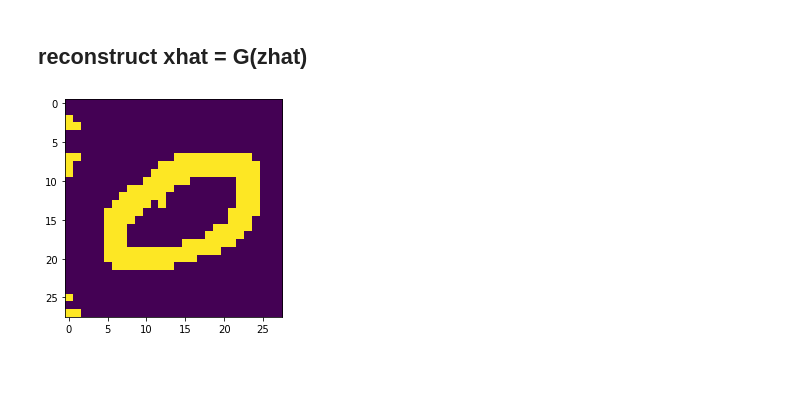
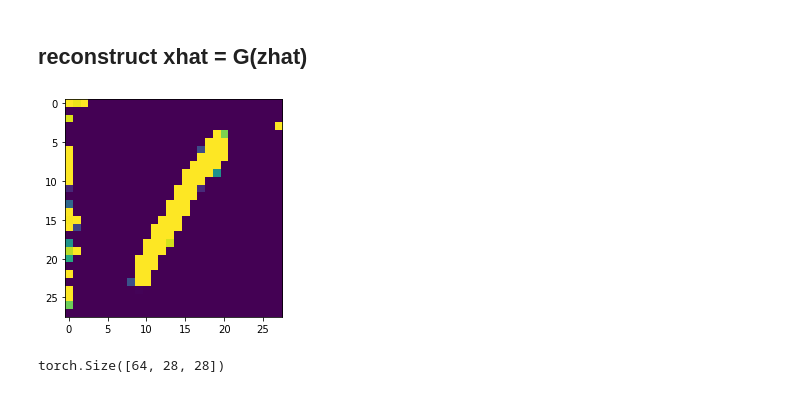
Before and after one commit to thanh-isu/ncsn, a Jupyter notebook: gans/CS_experiment_latent.ipynb, the cells around one changed output. Cells and saved outputs as stored; diff of their text form; code cells hidden in the pictures.

Commit message:
latest plots

```diff
--- a/gans/CS_experiment_latent.ipynb
+++ b/gans/CS_experiment_latent.ipynb
@@ -82,3 +96,3 @@ plt.imshow(x[:,:])
 # %%
-d = x.nelement()
-n = int(1*d)
+d = x[0].nelement()
+n = int(0.1*d)
@@ -100,7 +112,7 @@ xvec = x.view(-1,1)
 # %%
 #def forwardA
 def forwardA(x,A):
-    return torch.matmul(A,x.view(-1,1).type(dtype=torch.double))
+    return torch.matmul(x.view(64,-1).type(dtype=torch.double),A.T)
 # %%
 #select x and generate y=Ax
 y = forwardA(x,A)
@@ -140,10 +135,11 @@ Generator(
 # %% [markdown]
 ## select optimizer, loss function, freeze weights of G and only optimize over z
 # %%
-batch_size = 1
+batch_size = 64
 latent_size = 100
 z = Variable(torch.randn(batch_size,latent_size,1,1).cuda(), requires_grad=True)
 z.data = z.data
-optim = torch.optim.SGD([z],lr=0.1)
+step_lr = 0.01
+optim = torch.optim.SGD([z],lr=step_lr)
 #loss
 loss = torch.nn.MSELoss()
@@ -155,11 +160,10 @@ True
 ## sample zhat such that zhat = argmax p(z), s.t. AG(z) = y
 # %%
 #use Langevin dynamics
-step_lr = 0.001
 loss_cum = []
-for i in range(10000):
+for i in range(2000):
     optim.zero_grad()
-    yhat = forwardA(G(z),A.to('cuda'))
+    yhat = forwardA(torch.squeeze(G(z)),A.to('cuda'))
     mseloss = loss(yhat,y.to('cuda'))
     loss_cum.append(mseloss.item())
     mseloss.backward()
@@ -169,16 +173,20 @@ for i in range(10000):
     noise = torch.randn_like(z) * np.sqrt(step_lr * 2)
     grad = z.grad
     with torch.no_grad():
-        z -=  step_lr * grad - noise
+        z +=  noise
 # %% [markdown]
 ## reconstruct xhat = G(zhat)
 # %%
 #plot reconstruction xhat vs x and compute reconstruction error
-xhat = G(z).cpu().detach()
-plt.imshow(xhat[0,0,:,:])
+xhat = torch.squeeze(G(z)).cpu().detach()
+plt.imshow(xhat[0,:,:])
 mse = loss(xhat,x)
 # %% [output]
-[figure, old version]
+[figure, new version]
+# %%
+xhat.shape
+# %% [output]
+torch.Size([64, 28, 28])
 # %%
 print(mse)
 # %% [output]
```
Also changed, not shown: parts of 17 cells of this notebook, 7 other files.
